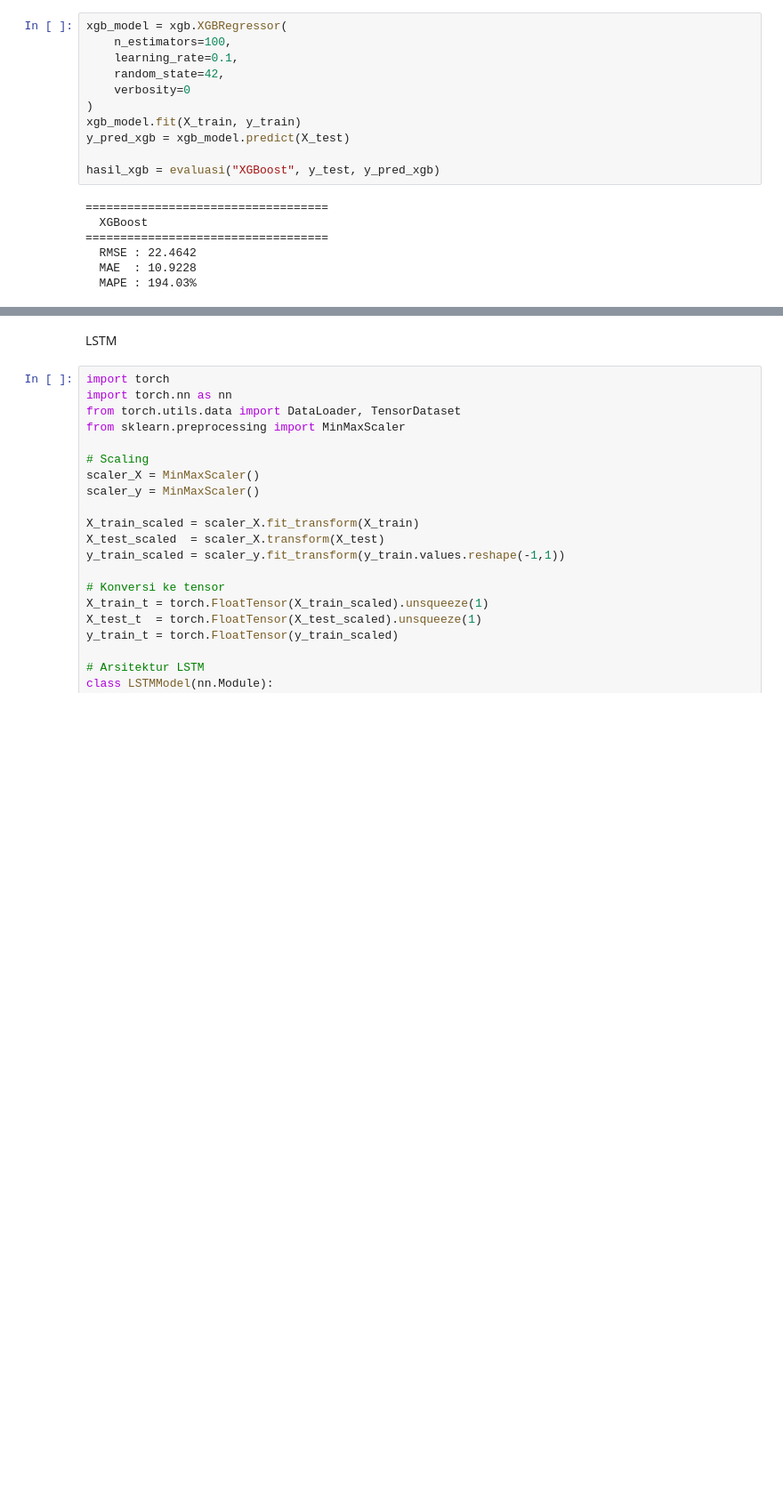
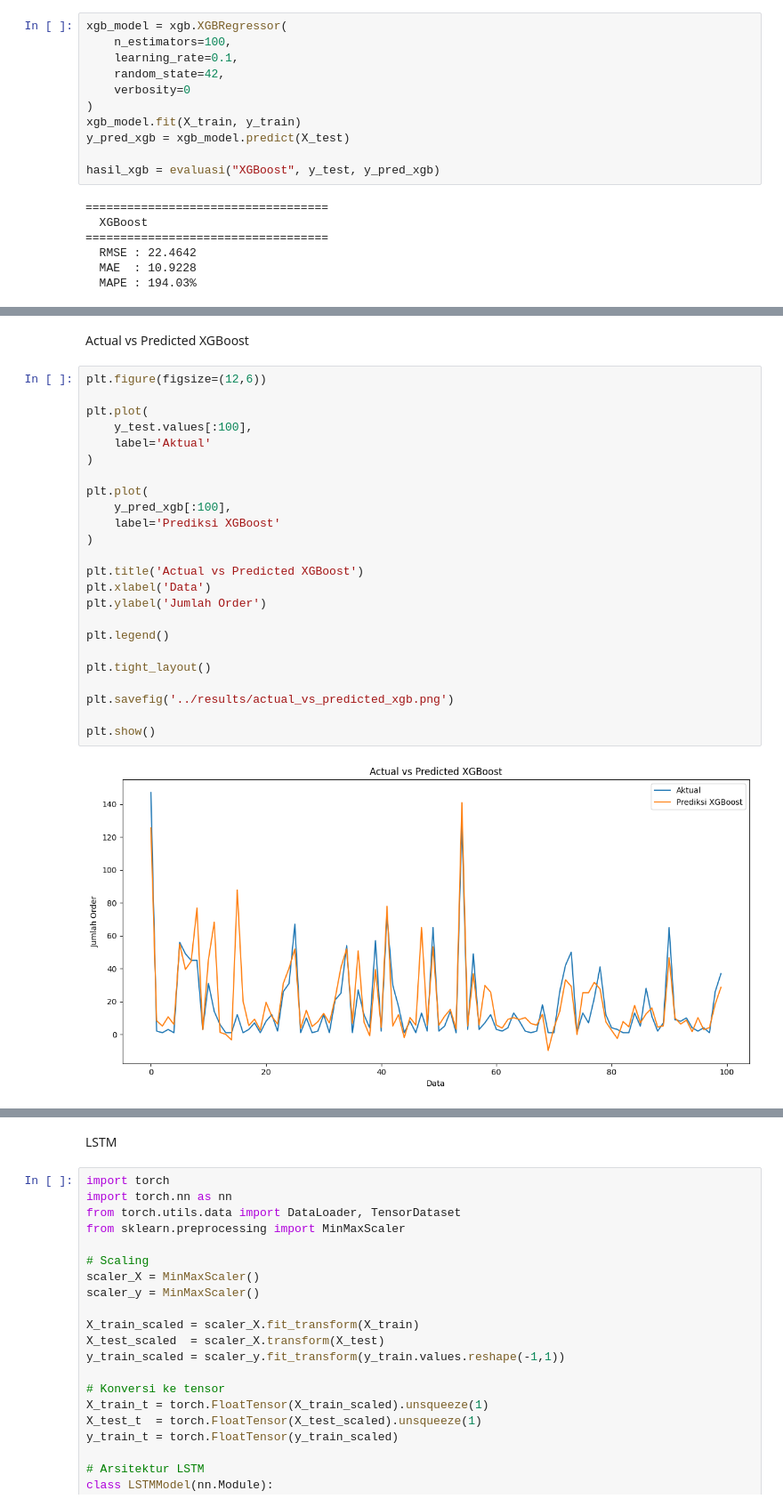
Before and after one commit to HoneysuckleClover/prediksi-permintaan-produk-ecommerce, a Jupyter notebook: notebooks/03_modeling.ipynb, the cells around one changed output, grey strips where cells are left out. Shown at 89% size. Saved outputs shown, nothing was run; the diff lists cells and outputs as text; blank space fills up the shorter version.

```diff
--- a/notebooks/03_modeling.ipynb
+++ b/notebooks/03_modeling.ipynb
@@ -125,0 +170,28 @@ hasil_xgb = evaluasi("XGBoost", y_test, y_pred_xgb)
+# %% [markdown]
+Actual vs Predicted XGBoost
+# %%
+plt.figure(figsize=(12,6))
+
+plt.plot(
+    y_test.values[:100],
+    label='Aktual'
+)
+
+plt.plot(
+    y_pred_xgb[:100],
+    label='Prediksi XGBoost'
+)
+
+plt.title('Actual vs Predicted XGBoost')
+plt.xlabel('Data')
+plt.ylabel('Jumlah Order')
+
+plt.legend()
+
+plt.tight_layout()
+
+plt.savefig('../results/actual_vs_predicted_xgb.png')
+
+plt.show()
+# %% [output]
+[figure, added]
```
Also changed, not shown: parts of 6 cells of this notebook, 4 other files.
